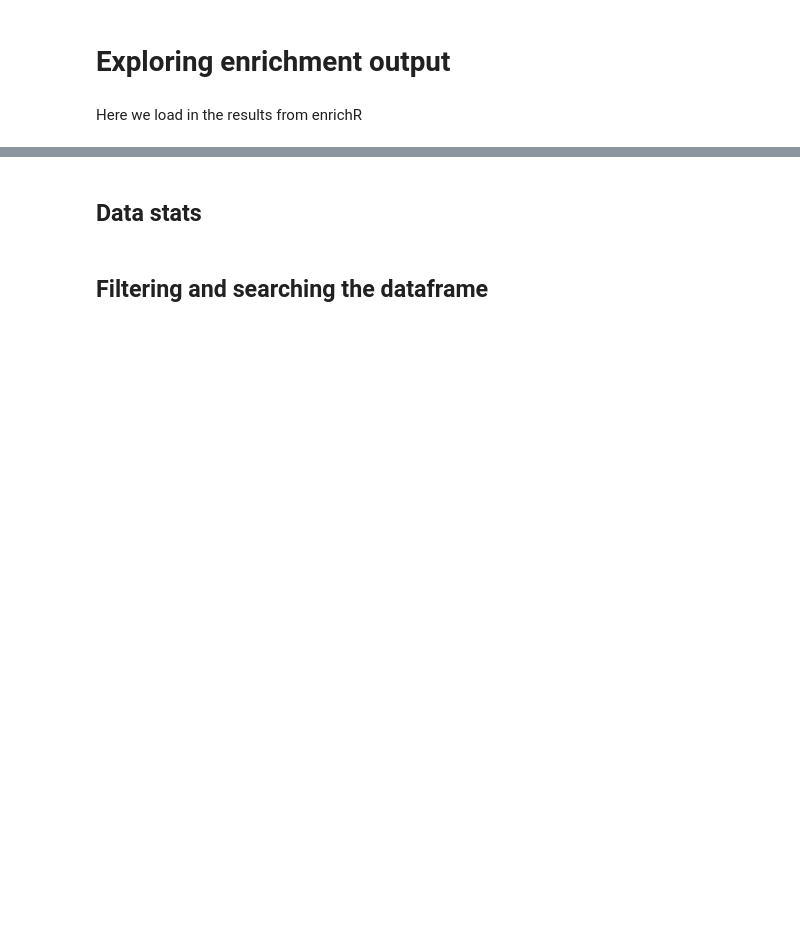
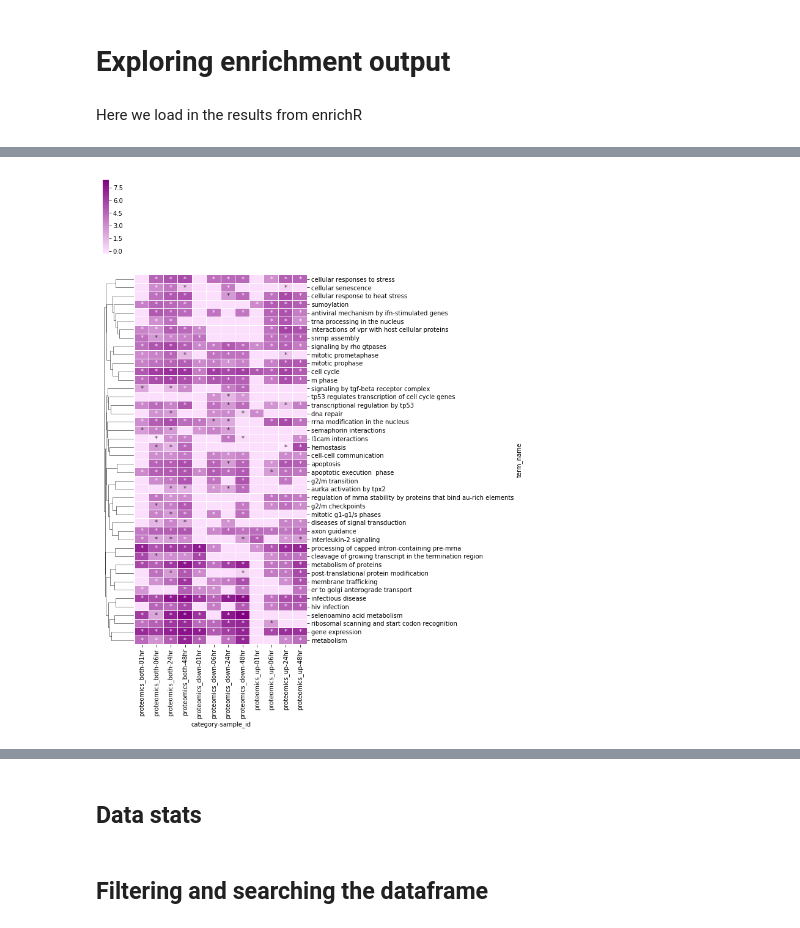
Before and after one commit to LoLab-MSM/MAGINE, a Jupyter notebook: examples/cisplatin/explore_enrichment_analysis.ipynb, the cells around one changed output, grey strips where cells are left out. Saved outputs shown, nothing was run; the diff lists cells and outputs as text; code cells hidden in the pictures; blank space fills up the shorter version.

```diff
--- a/examples/cisplatin/explore_enrichment_analysis.ipynb
+++ b/examples/cisplatin/explore_enrichment_analysis.ipynb
@@ -36,0 +72,7 @@ enrichment_array.loc[enrichment_array['adj_p_value']<=0.05, 'significant'] = Tru
+# %%
+heatmap_from_array(all_data, convert_to_log=True, index='term_name',
+                   columns=['category', 'sample_id'],
+                   fig_size=(6,14), annotate_sig=True, linewidths=.01,
+                   cluster_row=True, cluster_by_set=True);
+# %% [output]
+[figure, added]
```
Also changed, not shown: parts of 12 cells of this notebook, 4 other files.
